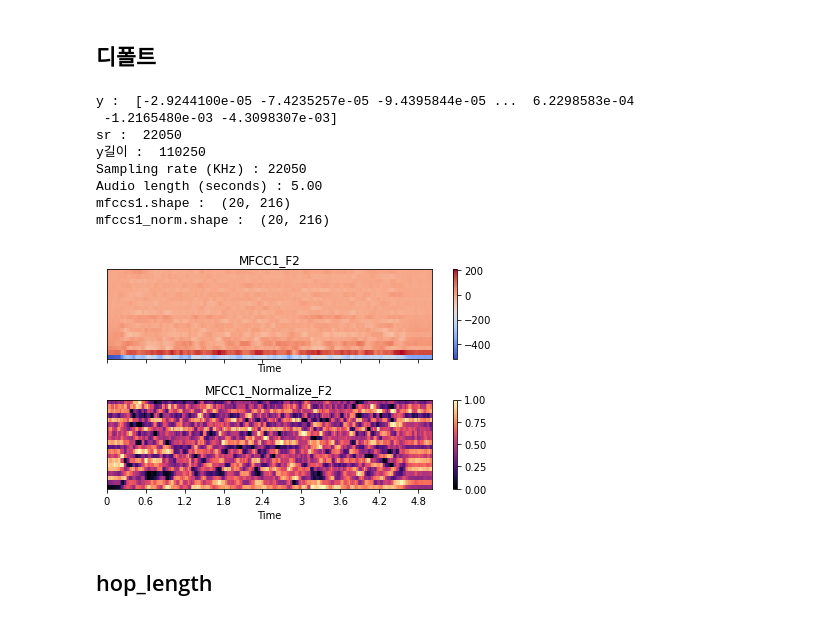
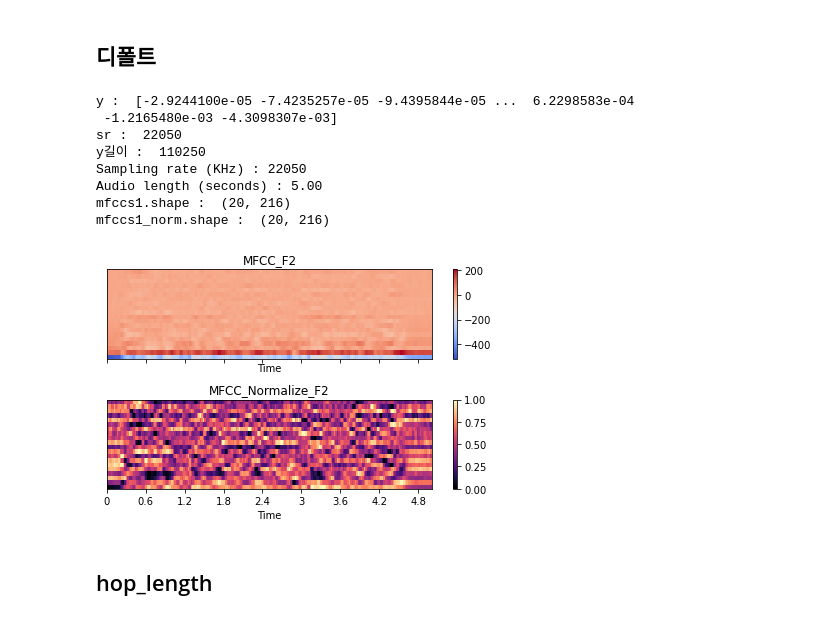
Before and after one commit to zashin-AI/hyunmin, a Jupyter notebook: librosa/librosa_mfcc_f2.ipynb, the cells around one changed output. Cells and saved outputs as stored; diff of their text form; code cells hidden in the pictures.

```diff
--- a/librosa/librosa_mfcc_f2.ipynb
+++ b/librosa/librosa_mfcc_f2.ipynb
@@ -59,36 +59,36 @@ print("sr : ", sr)
 print("y길이 : ", len(y))
 print("Sampling rate (KHz) : %d" % sr)
 print("Audio length (seconds) : %.2f" % (len(y) / sr))
 print("mfccs1.shape : ", mfccs1.shape)
 print("mfccs1_norm.shape : ", mfccs1_norm.shape)
 
 # Graph
 import matplotlib.pyplot as plt
 import librosa.display
 
 # plt.figure(figsize=(100, 16))
 fig, ax = plt.subplots(nrows=2, sharex=True, sharey=True)
 
 img1 = librosa.display.specshow(mfccs1, x_axis='time', ax=ax[0])    # default MFCCs
-ax[0].set(title='MFCC1_F2')
+ax[0].set(title='MFCC_F2')
 fig.colorbar(img1, ax=ax[0])
 
 img2 = librosa.display.specshow(mfccs1_norm, x_axis='time', ax=ax[1])   # default + normalize MFCCs
-ax[1].set(title='MFCC1_Normalize_F2')
+ax[1].set(title='MFCC_Normalize_F2')
 fig.colorbar(img2, ax=ax[1])
 
 plt.tight_layout()
 plt.show()
 # %% [output]
 y :  [-2.9244100e-05 -7.4235257e-05 -9.4395844e-05 ...  6.2298583e-04
  -1.2165480e-03 -4.3098307e-03]
 sr :  22050
 y길이 :  110250
 Sampling rate (KHz) : 22050
 Audio length (seconds) : 5.00
 mfccs1.shape :  (20, 216)
 mfccs1_norm.shape :  (20, 216)
-[figure, old version]
+[figure, new version]
 # %% [markdown]
 ## hop_length
 # %%
```
Also changed, not shown: 7 other files.
